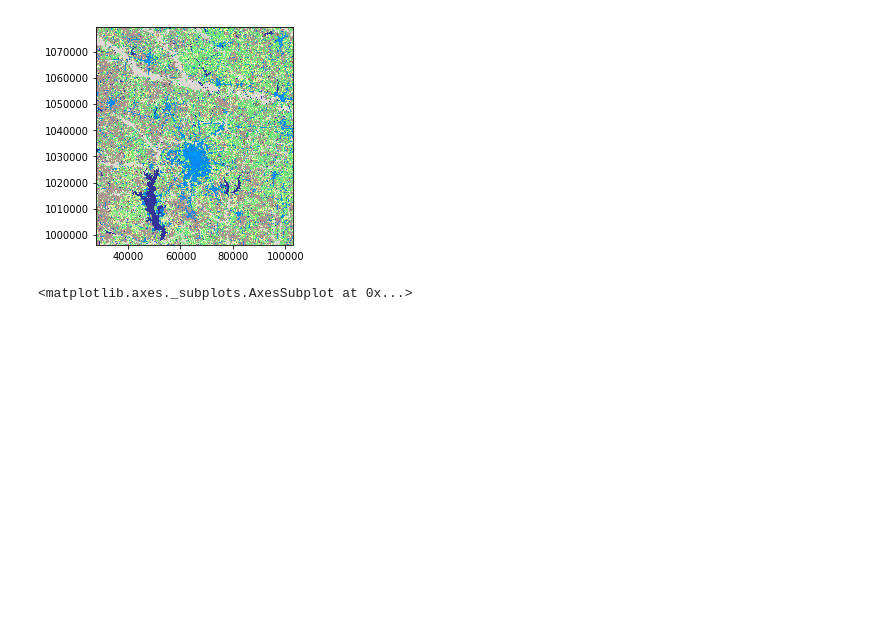
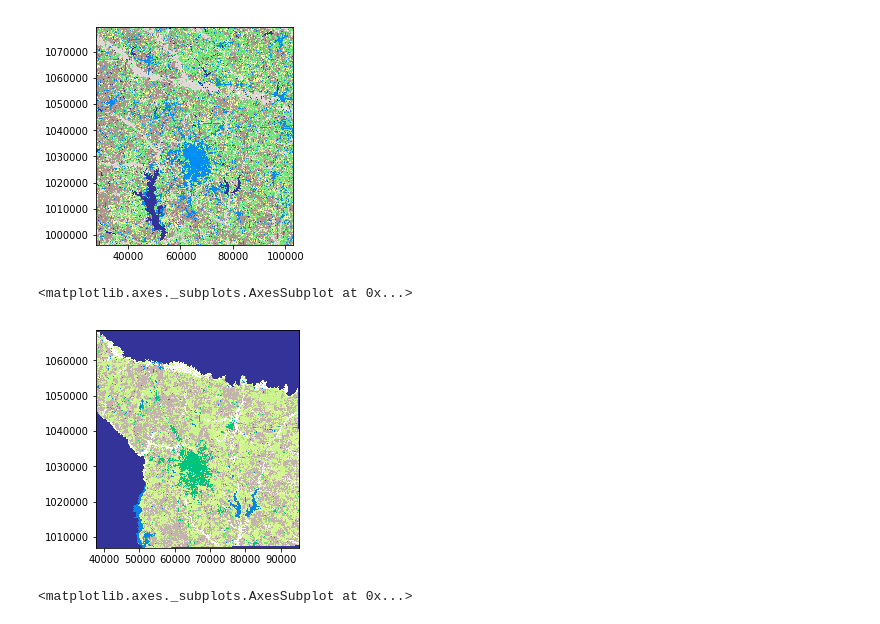
Before and after one commit to thetylerloop/tyler-land-cover, a Jupyter notebook: Analysis.ipynb, the cells around one changed output. Drawn from its saved outputs; the diff is of its cells as text; code cells hidden in the pictures; blank space fills up the shorter version.

Commit message:
Add prior years.

```diff
--- a/Analysis.ipynb
+++ b/Analysis.ipynb
@@ -7,6 +10,12 @@ import rasterio
 from rasterio.mask import mask
 from rasterio.plot import show
 # %%
-land_cover = rasterio.open('data/LC1162809098/LC1162809098\LC1162809098.tif')
+land_cover = {
+    '1992': rasterio.open('data/LC9244097043/LC9244097043\LC9244097043.tif'),
+    '2001': rasterio.open('data/LC0134842977/LC0134842977\LC0134842977.tif'),
+    '2006': rasterio.open('data/LC0677649171/LC0677649171\LC0677649171.tif'),
+    '2011': rasterio.open('data/LC1162809098/LC1162809098\LC1162809098.tif')
+}
+
 smith_county = gpd.read_file('data/county outline/county outline.shp')
 # %%
@@ -20,18 +29,30 @@ def getFeatures(gdf):
     import json
     return [json.loads(gdf.to_json())['features'][0]['geometry']]
 
-geo = smith_county.to_crs(crs=land_cover.crs.data)
-coords = getFeatures(geo)
+mask_layer = smith_county.to_crs(crs=land_cover['2011'].crs.data)
+mask_coords = getFeatures(mask_layer)
 
-clipped_img, clipped_transform = mask(land_cover, shapes=coords, crop=True)
-clipped_meta = land_cover.meta.copy()
+clipped = {}
 
-clipped_meta.update({
-    "driver": "GTiff",
-    "height": clipped_img.shape[1],
-    "width": clipped_img.shape[2],
-    "transform": clipped_transform
-})
+for year, layer in land_cover.items():
+    clipped_img, clipped_transform = mask(layer, shapes=mask_coords, crop=True)
+    clipped_meta = layer.meta.copy()
 
-with rasterio.open('data/clipped.tif', "w", **clipped_meta) as dest:
-    dest.write(clipped_img)
+    clipped_meta.update({
+        "driver": "GTiff",
+        "height": clipped_img.shape[1],
+        "width": clipped_img.shape[2],
+        "transform": clipped_transform
+    })
+
+    path = 'data/clipped_%s.tif' % year
+
+    with rasterio.open(path, 'w', **clipped_meta) as dest:
+        dest.write(clipped_img)
+
+    clipped[year] = rasterio.open(path)
+# %%
+show((clipped['1992'], 1), cmap='terrain')
+# %% [output]
+[figure, added]
+<matplotlib.axes._subplots.AxesSubplot at 0x...>
```
Also changed, not shown: parts of 13 cells of this notebook.
